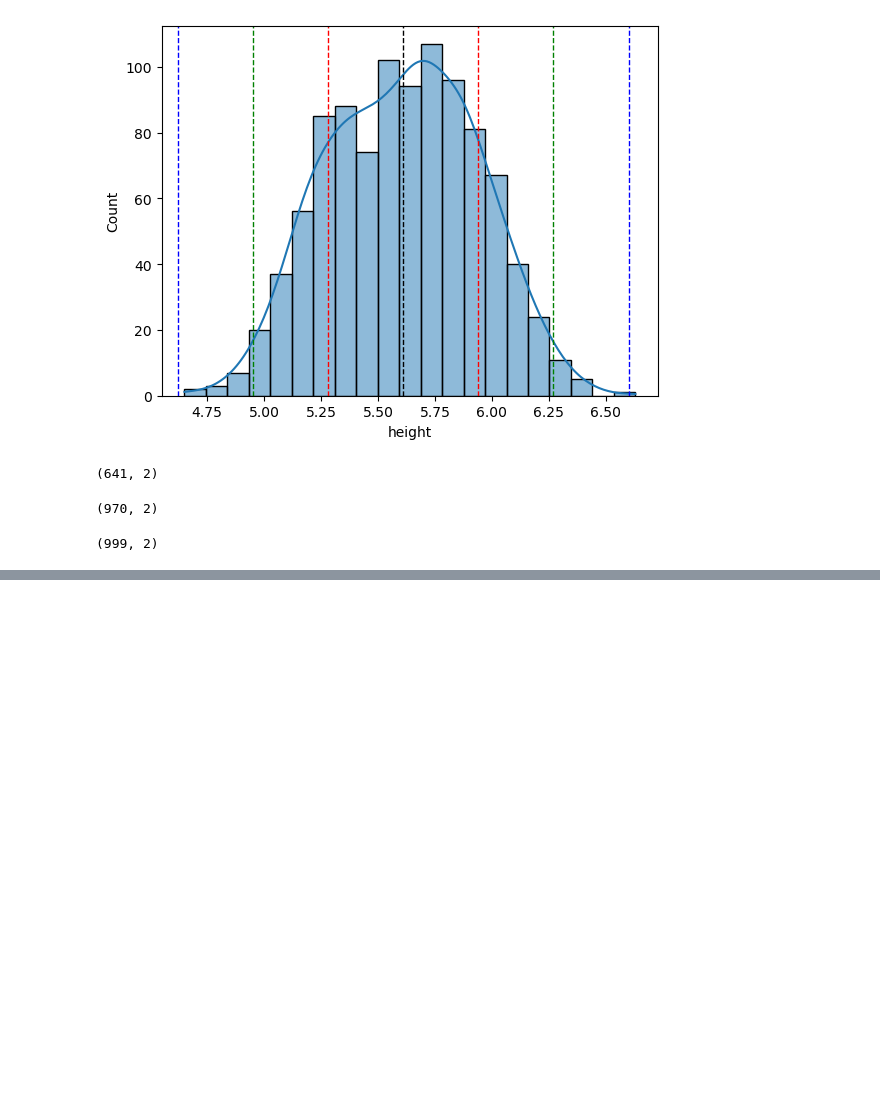
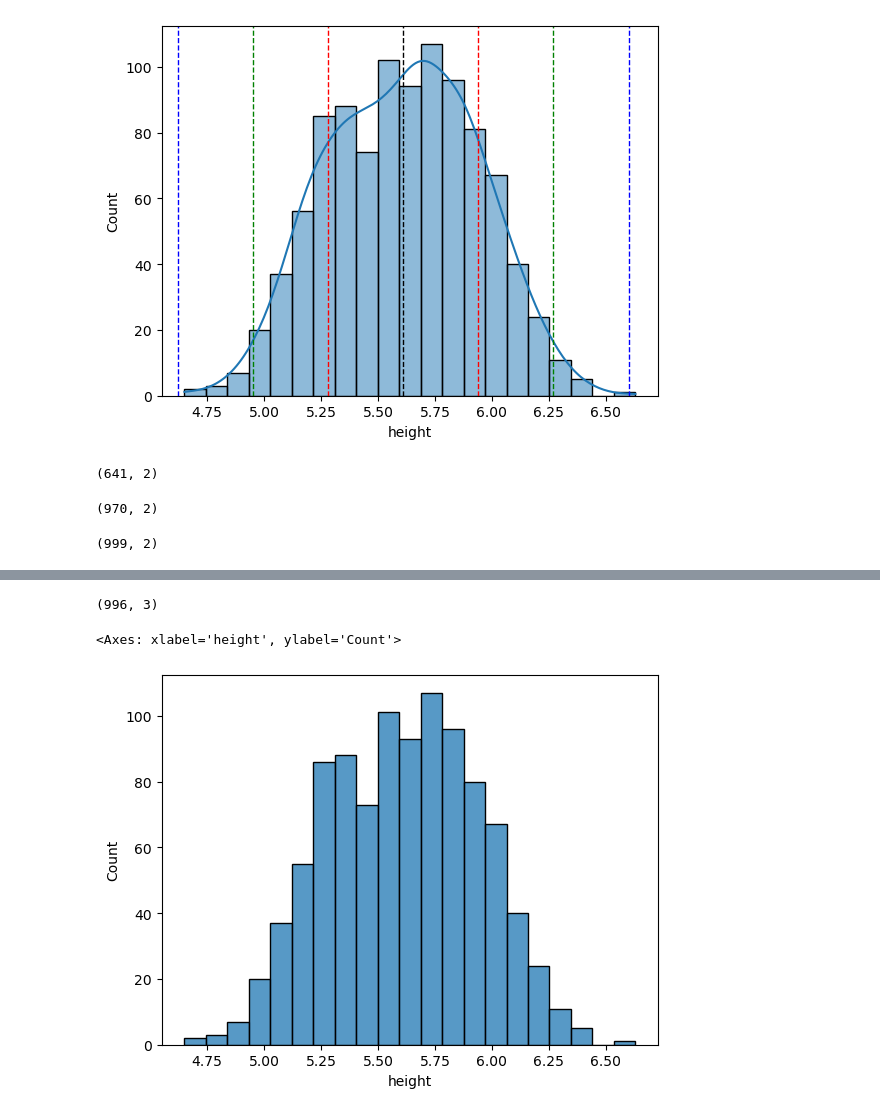
Before and after one commit to Vishal-Nishad/CodeBasics, a Jupyter notebook: 3. Math and Statistics/7. Distributions/Distribution.ipynb, the cells around one changed output, grey strips where cells are left out. Saved outputs shown, nothing was run; the diff lists cells and outputs as text; code cells hidden in the pictures; blank space fills up the shorter version.

Commit message:
Z_score

```diff
--- a/3. Math and Statistics/7. Distributions/Distribution.ipynb
+++ b/3. Math and Statistics/7. Distributions/Distribution.ipynb
@@ -66,0 +126,4 @@ df[(df["height"]>left3)&(df["height"]<right3)].shape
+# %%
+# creating a z_score column
+df["z_score"]=(df["height"]-mean)/std
+df.head()
@@ -66,0 +149,11 @@ df[(df["height"]>left3)&(df["height"]<right3)].shape
+# %%
+df_no_outliers=df[(df["z_score"]>-3)&(df["z_score"]<3)]
+df_no_outliers.shape
+# %% [output]
+(996, 3)
+# %%
+# uniform distribution without outliers
+sns.histplot(df_no_outliers["height"])
+# %% [output]
+<Axes: xlabel='height', ylabel='Count'>
+[figure, added]
```
Also changed, not shown: parts of 11 cells of this notebook.
